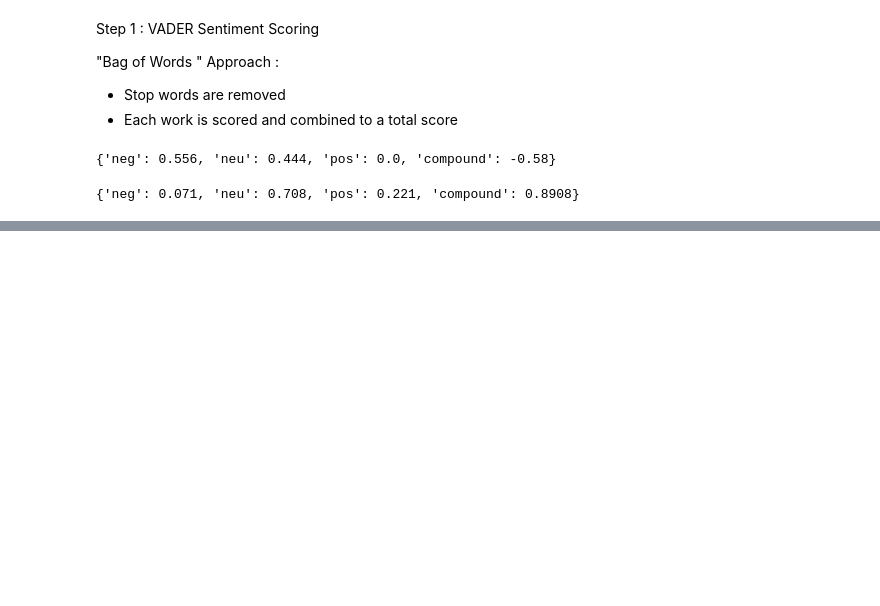
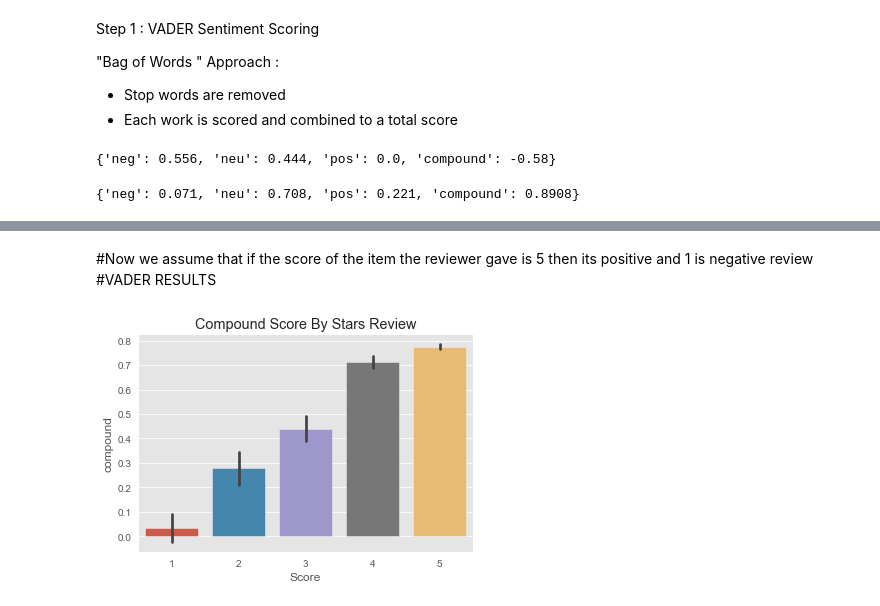
Before and after one commit to preethi-prak/AmazonReviews, a Jupyter notebook: AmazonReviews.ipynb, the cells around one changed output, grey strips where cells are left out. Drawn from its saved outputs; the diff is of its cells as text; code cells hidden in the pictures; blank space fills up the shorter version.

Commit message:
#4 Polarity scores for the entire dataset and comparing it with star values and visualization

```diff
--- a/AmazonReviews.ipynb
+++ b/AmazonReviews.ipynb
@@ -100,0 +99,13 @@ sia.polarity_scores(example)
+# %%
+#Run the polarity scores entire data set
+#tqdm -> Progress bar in python
+res = {}
+for i,r in tqdm(df.iterrows(),total=len(df)):
+    txt = r['Text']
+    id = r['Id']
+    res[id] = sia.polarity_scores(txt)
+# %%
+vaders = pd.DataFrame(res).T
+# %%
+vaders = vaders.reset_index().rename(columns={'index' : 'Id'})
+vaders
@@ -100,0 +126,4 @@ sia.polarity_scores(example)
+# %%
+vaders = vaders.merge(df,how = 'left')
+#we have sentiment score and meta data for each reviews
+vaders
@@ -100,0 +144,9 @@ sia.polarity_scores(example)
+# %% [markdown]
+#Now we assume that if the score of the item the reviewer gave is 5 then its positive and 1 is negative review
+#VADER RESULTS
+# %%
+ax = sns.barplot(data = vaders, x = 'Score', y = 'compound')
+ax.set_title('Compound Score By Stars Review')
+plt.show()
+# %% [output]
+[figure, added]
```
Also changed, not shown: parts of 4 cells of this notebook.
